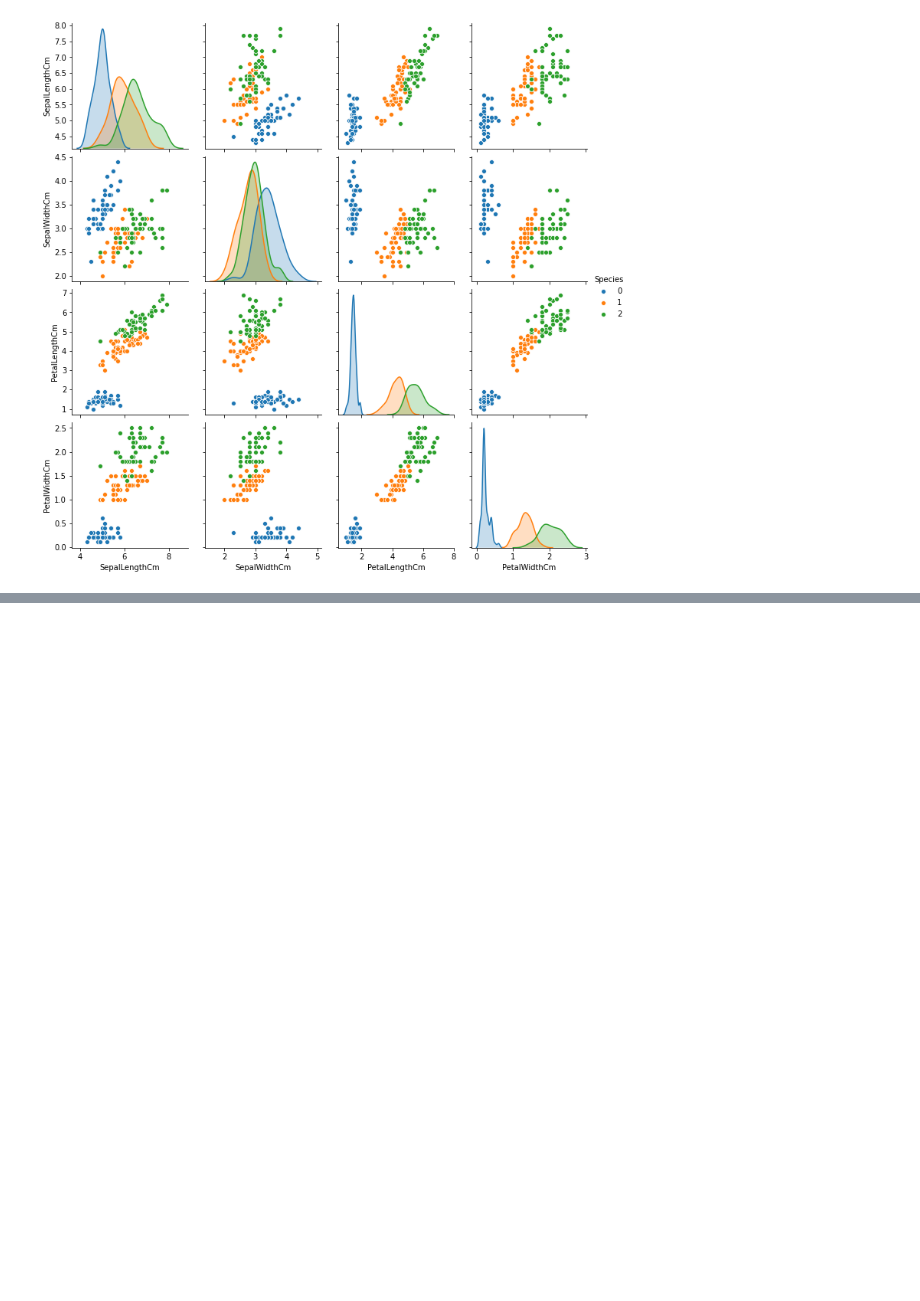
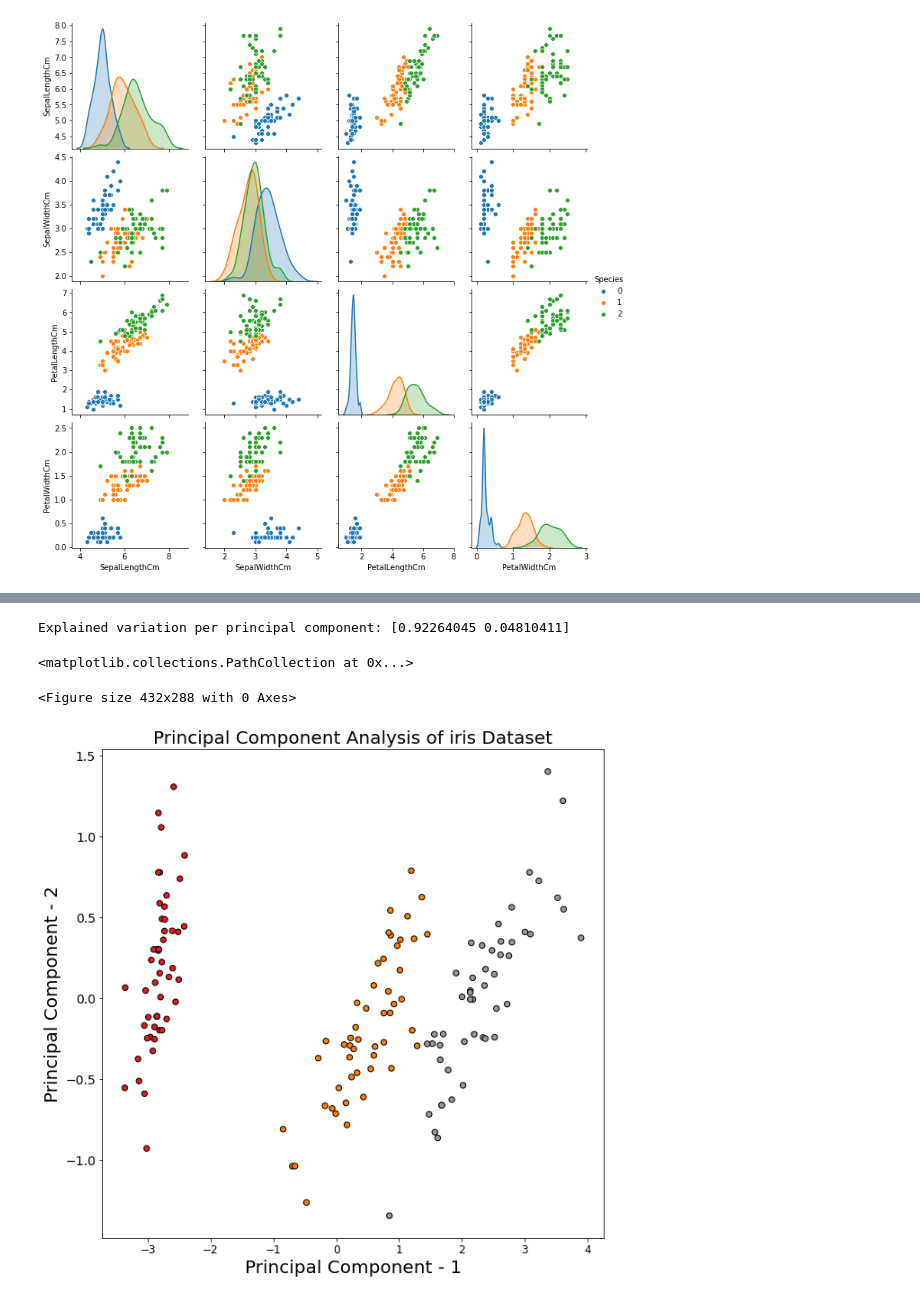
Before and after one commit to SUNNYTHAKURCODE/MACHINELEARNING, a Jupyter notebook: PCA.ipynb, the cells around one changed output, grey strips where cells are left out. Drawn from its saved outputs; the diff is of its cells as text; code cells hidden in the pictures; blank space fills up the shorter version.

```diff
--- a/PCA.ipynb
+++ b/PCA.ipynb
@@ -205,0 +143,20 @@ plt.show()
+# %%
+print('Explained variation per principal component: {}'.format(pca_iris.explained_variance_ratio_))
+# %% [output]
+Explained variation per principal component: [0.92264045 0.04810411]
+# %%
+plt.figure()
+plt.figure(figsize=(10,10))
+plt.xticks(fontsize=12)
+plt.yticks(fontsize=14)
+plt.xlabel('Principal Component - 1',fontsize=20)
+plt.ylabel('Principal Component - 2',fontsize=20)
+plt.title("Principal Component Analysis of iris Dataset",fontsize=20)
+colors = ['r', 'g', 'b' ]
+X_reduced = PCA(n_components=2).fit_transform(dataset)
+plt.scatter(X_reduced[:, 0], X_reduced[:, 1], c=y,
+           cmap=plt.cm.Set1, edgecolor='k', s=40)
+# %% [output]
+<matplotlib.collections.PathCollection at 0x...>
+<Figure size 432x288 with 0 Axes>
+[figure, added]
```
Also changed, not shown: parts of 30 cells of this notebook.
